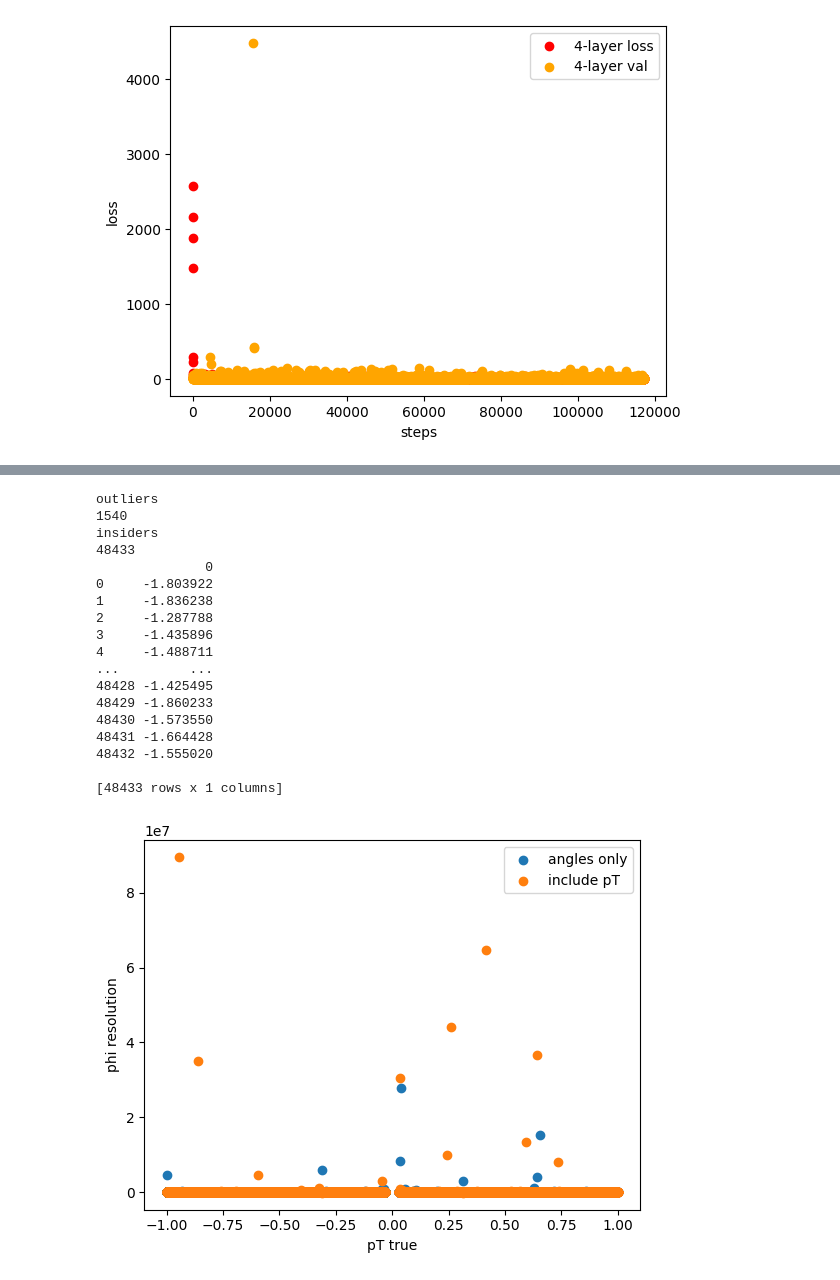
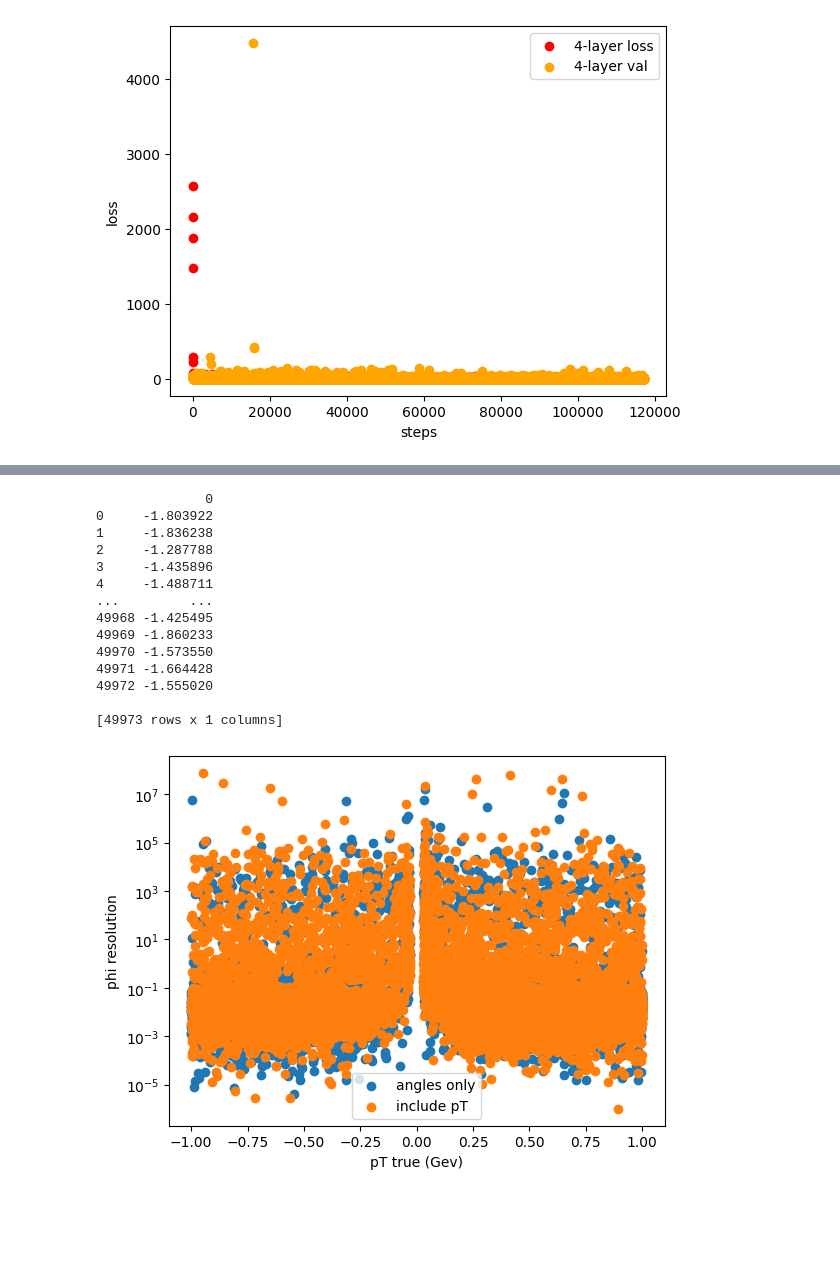
Before and after one commit to kdp-lab/smartpix, a Jupyter notebook: working-on-plots.ipynb, the cells around one changed output, grey strips where cells are left out. Drawn from its saved outputs; the diff is of its cells as text; code cells hidden in the pictures; blank space fills up the shorter version.

```diff
--- a/working-on-plots.ipynb
+++ b/working-on-plots.ipynb
@@ -267,7 +251,7 @@ with h5py.File("/data/karri/smartPix/dataset-lowpt/h5FromRaw/pixel_clusters_d172
     #print(phi)
     phiTrue = np.array(phi) #pd.DataFrame(phi)
     #phiTrue = phiTrue.iloc[(phiTrue[:,0] > -4.0)].values
-    truestd = np.std(phiTrue)
+    """truestd = np.std(phiTrue)
     truemean = np.mean(phiTrue)
     upperbound = truestd*2 + truemean
     lowerbound = truemean - truestd*2
@@ -276,11 +260,11 @@ with h5py.File("/data/karri/smartPix/dataset-lowpt/h5FromRaw/pixel_clusters_d172
     print("outliers")
     print(len(trueoutliers))
     print("insiders")
-    print(len(phiTrue))
+    print(len(phiTrue))"""
     phiTrue = pd.DataFrame(phiTrue)
 print(phiTrue)
 
-with h5py.File("/home/ckumar/smartpix/pixel_clusters_d17201_Model_morelayers_0.01lr-32b.h5") as f:
+with h5py.File("/data/ckumar/evaluations/pixel_clusters_d17201_Model_morelayers_0.01lr-32b.h5") as f:
     outthree = np.array(f["outputs"])
     phithree = (outthree[:,1])
     #phithree = phithree.loc[np.abs(phithree) < 4.0]
@@ -297,46 +281,43 @@ with h5py.File("/home/ckumar/smartpix/pixel_clusters_d17201_Model_morelayers_0.0
     print(len(phiThree))"""
     phiThree = pd.DataFrame(phiThree)
 
-with h5py.File("/home/ckumar/smartpix/pixel_clusters_d17201_Model_morelayers_0.01lr-32b-twolabels.h5a") as f:
+with h5py.File("/data/ckumar/evaluations/pixel_clusters_d17201_Model_morelayers_0.01lr-32b-twolabels.h5") as f:
     outtwo = np.array(f["outputs"])
     phitwo = (outtwo[:,1])
     #phitwo = phitwo.loc[np.abs(phitwo) < 4.0]
     phiTwo = np.array(phitwo)
     """twostd = np.std(phiTwo)
     twomean = np.mean(phiTwo)
     upperbound2 = twostd*2 + twomean
     lowerbound2 = twomean - twostd*2
     twooutliers = [x for x in phiTwo if x> upperbound2 or x<lowerbound2]
     phiTwo = [x for x in phiTwo if x<=upperbound2 and x>=lowerbound2]
     print("outliers")
     print(len(twooutliers))
     print("insiders")
     print(len(phiTwo))"""
     phiTwo = pd.DataFrame(phiTwo)
 
+plt.yscale("log")
 plt.scatter(pTTrue, ((phiTrue-phiTwo)/phiTrue), label="angles only")
 plt.scatter(pTTrue, ((phiTrue-phiThree)/phiTrue), label="include pT")
 plt.ylabel('phi resolution')
-plt.xlabel('pT true')
+plt.xlabel('pT true (Gev)')
 plt.legend()
 plt.show()
 # %% [output]
-outliers
-1540
-insiders
-48433
               0
 0     -1.803922
 1     -1.836238
 2     -1.287788
 3     -1.435896
 4     -1.488711
 ...         ...
-48428 -1.425495
-48429 -1.860233
-48430 -1.573550
-48431 -1.664428
-48432 -1.555020
+49968 -1.425495
+49969 -1.860233
+49970 -1.573550
+49971 -1.664428
+49972 -1.555020
 
-[48433 rows x 1 columns]
+[49973 rows x 1 columns]
-[figure, old version]
+[figure, new version]
```
Also changed, not shown: parts of 2 cells of this notebook, 7 other files.
